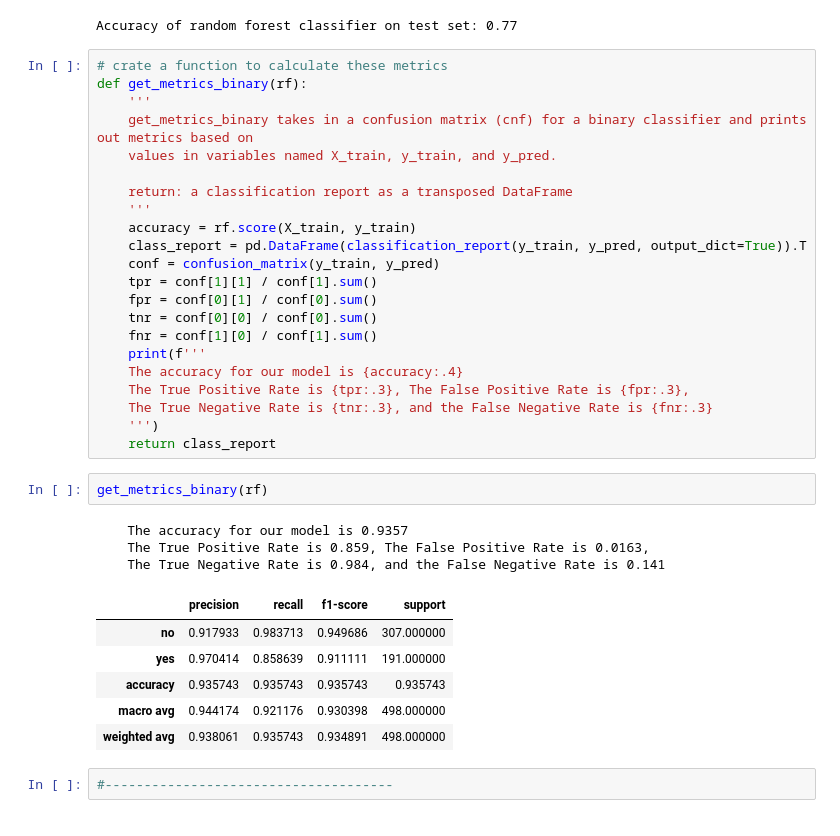
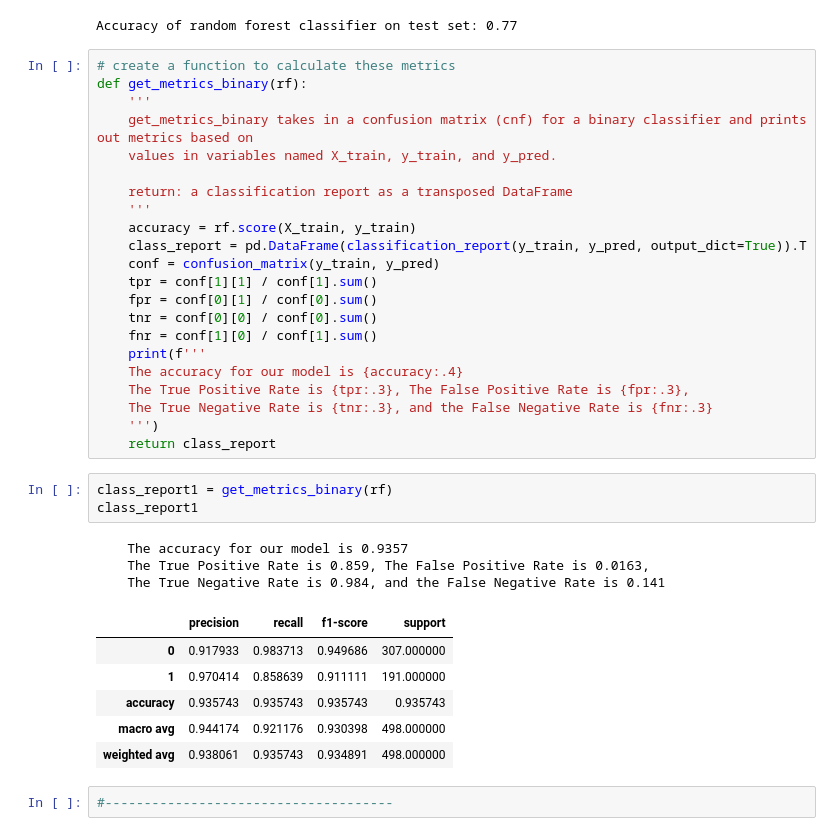
Before and after one commit to DBerchelmann/classification-exercises, a Jupyter notebook: model.ipynb, the cells around one changed output. Saved outputs shown, nothing was run; the diff lists cells and outputs as text.

```diff
--- a/model.ipynb
+++ b/model.ipynb
@@ -461,7 +387,7 @@ print('Accuracy of random forest classifier on test set: {:.2f}'
 # %% [output]
 Accuracy of random forest classifier on test set: 0.77
 # %%
-# crate a function to calculate these metrics
+# create a function to calculate these metrics
 def get_metrics_binary(rf):
     '''
     get_metrics_binary takes in a confusion matrix (cnf) for a binary classifier and prints out metrics based on
@@ -482,18 +408,19 @@ def get_metrics_binary(rf):
     The True Negative Rate is {tnr:.3}, and the False Negative Rate is {fnr:.3}
     ''')
     return class_report
-# %%
-get_metrics_binary(rf)
-# %% [output]
-    The accuracy for our model is 0.9357
-    The True Positive Rate is 0.859, The False Positive Rate is 0.0163,
-    The True Negative Rate is 0.984, and the False Negative Rate is 0.141
-|  | precision | recall | f1-score | support |
-| no | 0.917933 | 0.983713 | 0.949686 | 307.000000 |
-| yes | 0.970414 | 0.858639 | 0.911111 | 191.000000 |
-| accuracy | 0.935743 | 0.935743 | 0.935743 | 0.935743 |
-| macro avg | 0.944174 | 0.921176 | 0.930398 | 498.000000 |
-| weighted avg | 0.938061 | 0.935743 | 0.934891 | 498.000000 |
+# %%
+class_report1 = get_metrics_binary(rf)
+class_report1
+# %% [output]
+    The accuracy for our model is 0.9357
+    The True Positive Rate is 0.859, The False Positive Rate is 0.0163,
+    The True Negative Rate is 0.984, and the False Negative Rate is 0.141
+|  | precision | recall | f1-score | support |
+| 0 | 0.917933 | 0.983713 | 0.949686 | 307.000000 |
+| 1 | 0.970414 | 0.858639 | 0.911111 | 191.000000 |
+| accuracy | 0.935743 | 0.935743 | 0.935743 | 0.935743 |
+| macro avg | 0.944174 | 0.921176 | 0.930398 | 498.000000 |
+| weighted avg | 0.938061 | 0.935743 | 0.934891 | 498.000000 |
 # %%
 #-------------------------------------
 # %%
```
Also changed, not shown: parts of 87 cells of this notebook.
